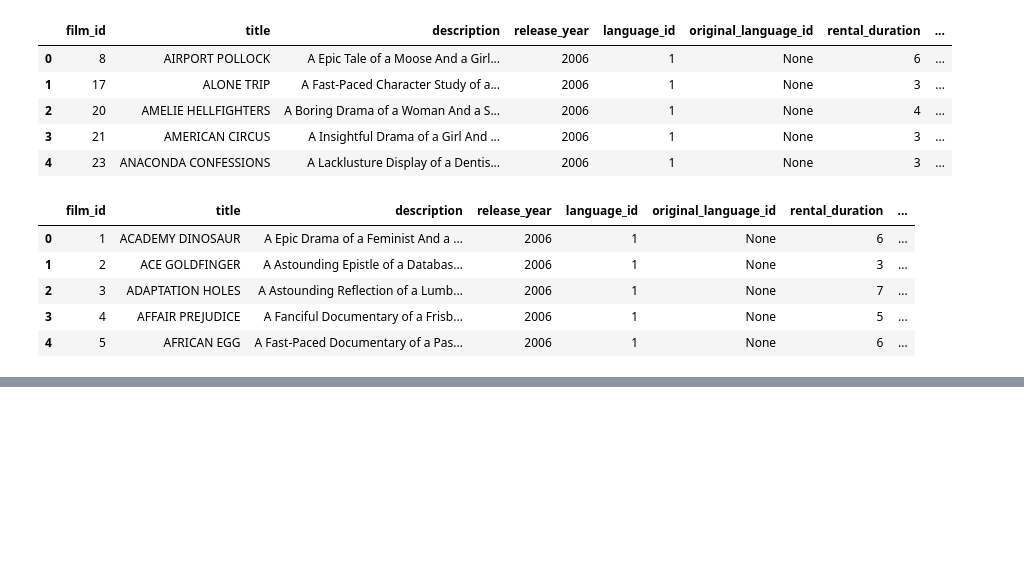
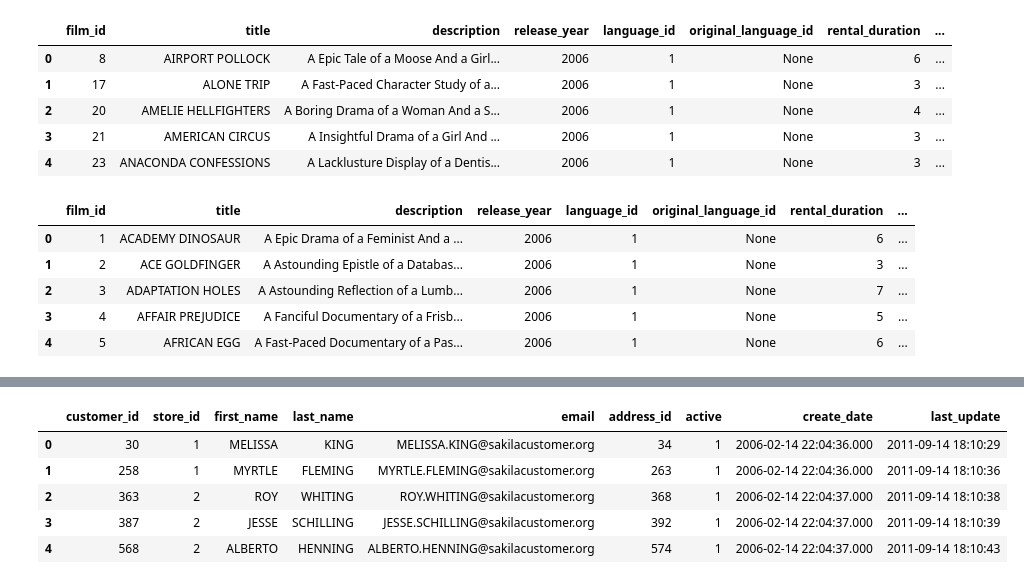
Before and after one commit to fujispooo/datascience, a Jupyter notebook: SQL.ipynb, the cells around one changed output, grey strips where cells are left out. Saved outputs shown, nothing was run; the diff lists cells and outputs as text; code cells hidden in the pictures; blank space fills up the shorter version.

```diff
--- a/SQL.ipynb
+++ b/SQL.ipynb
@@ -153,0 +196,13 @@ sql_to_df('''select * from film
+# %%
+# ワイルドカードの%は複数文字を意味している
+query = '''select * from customer
+                  where last_name  LIKE '%ING'
+                  '''
+sql_to_df(query)
+# %% [output]
+|  | customer_id | store_id | first_name | last_name | email | address_id | active | create_date | last_update |
+| 0 | 30 | 1 | MELISSA | KING | MELISSA.KING@sakilacustomer.org | 34 | 1 | 2006-02-14 22:04:36.000 | 2011-09-14 18:10:29 |
+| 1 | 258 | 1 | MYRTLE | FLEMING | MYRTLE.FLEMING@sakilacustomer.org | 263 | 1 | 2006-02-14 22:04:36.000 | 2011-09-14 18:10:36 |
+| 2 | 363 | 2 | ROY | WHITING | ROY.WHITING@sakilacustomer.org | 368 | 1 | 2006-02-14 22:04:37.000 | 2011-09-14 18:10:38 |
+| 3 | 387 | 2 | JESSE | SCHILLING | JESSE.SCHILLING@sakilacustomer.org | 392 | 1 | 2006-02-14 22:04:37.000 | 2011-09-14 18:10:39 |
+| 4 | 568 | 2 | ALBERTO | HENNING | ALBERTO.HENNING@sakilacustomer.org | 574 | 1 | 2006-02-14 22:04:37.000 | 2011-09-14 18:10:43 |
```
Also changed, not shown: parts of 4 cells of this notebook, 5 other files.
